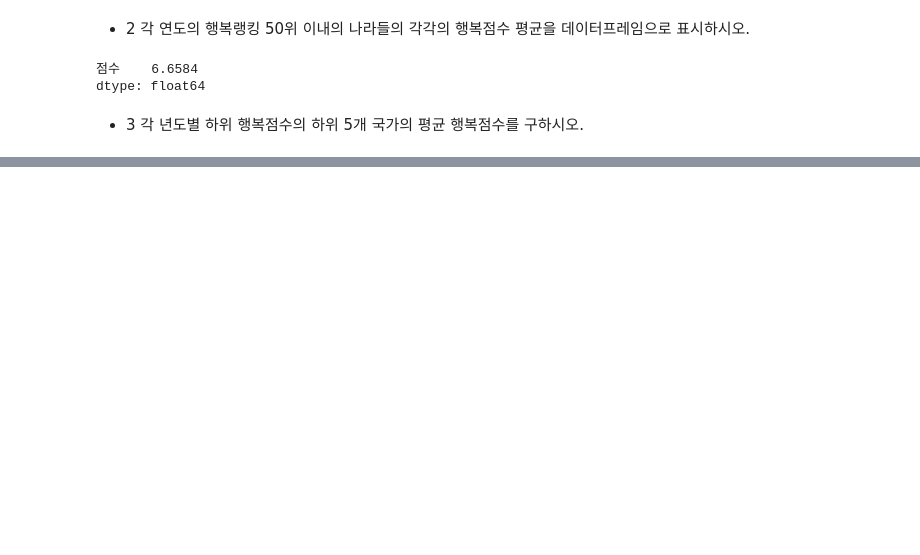
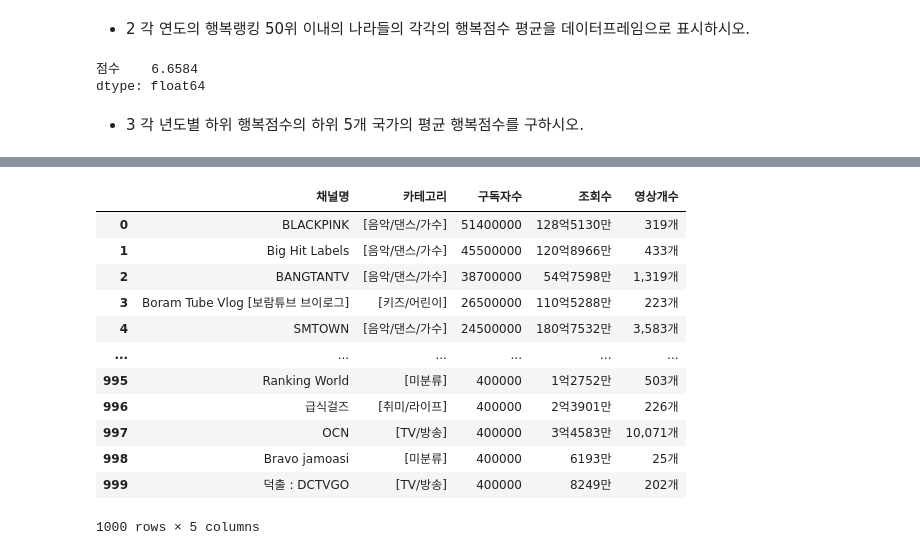
Before and after one commit to jjh9329/numpy-study, a Jupyter notebook: 시험/장재호.ipynb, the cells around one changed output, grey strips where cells are left out. Cells and saved outputs as stored; diff of their text form; code cells hidden in the pictures; blank space fills up the shorter version.

```diff
--- a/시험/장재호.ipynb
+++ b/시험/장재호.ipynb
@@ -237,0 +340,3 @@ dtype: float64
+# %%
+df.columns = ['채널명','카테고리','구독자수','조회수','영상개수']
+df.head()
@@ -237,0 +350,16 @@ dtype: float64
+# %%
+df['구독자수'] = df['구독자수'].str.replace('만','0000',regex=False).astype('int64')
+# %% [output]
+|  | 채널명 | 카테고리 | 구독자수 | 조회수 | 영상개수 |
+| 0 | BLACKPINK | [음악/댄스/가수] | 51400000 | 128억5130만 | 319개 |
+| 1 | Big Hit Labels | [음악/댄스/가수] | 45500000 | 120억8966만 | 433개 |
+| 2 | BANGTANTV | [음악/댄스/가수] | 38700000 | 54억7598만 | 1,319개 |
+| 3 | Boram Tube Vlog [보람튜브 브이로그] | [키즈/어린이] | 26500000 | 110억5288만 | 223개 |
+| 4 | SMTOWN | [음악/댄스/가수] | 24500000 | 180억7532만 | 3,583개 |
+| ... | ... | ... | ... | ... | ... |
+| 995 | Ranking World | [미분류] | 400000 | 1억2752만 | 503개 |
+| 996 | 급식걸즈 | [취미/라이프] | 400000 | 2억3901만 | 226개 |
+| 997 | OCN | [TV/방송] | 400000 | 3억4583만 | 10,071개 |
+| 998 | Bravo jamoasi | [미분류] | 400000 | 6193만 | 25개 |
+| 999 | 덕출 : DCTVGO | [TV/방송] | 400000 | 8249만 | 202개 |
+1000 rows × 5 columns
```
Also changed, not shown: parts of 33 cells of this notebook, 1 other file.
